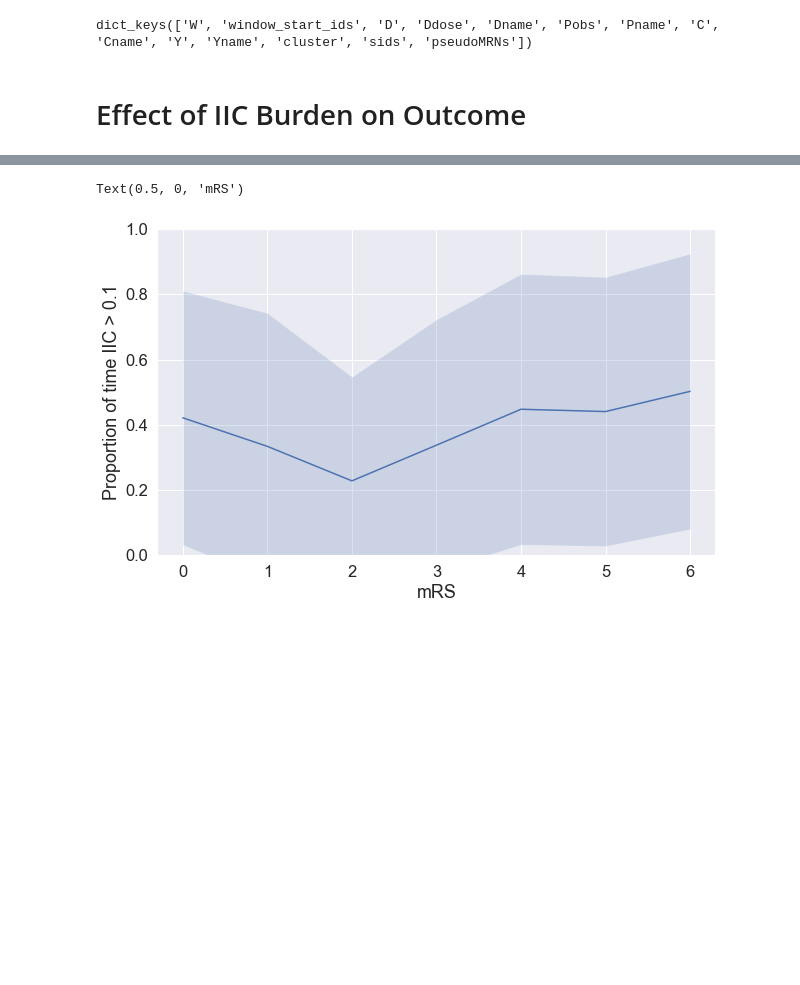
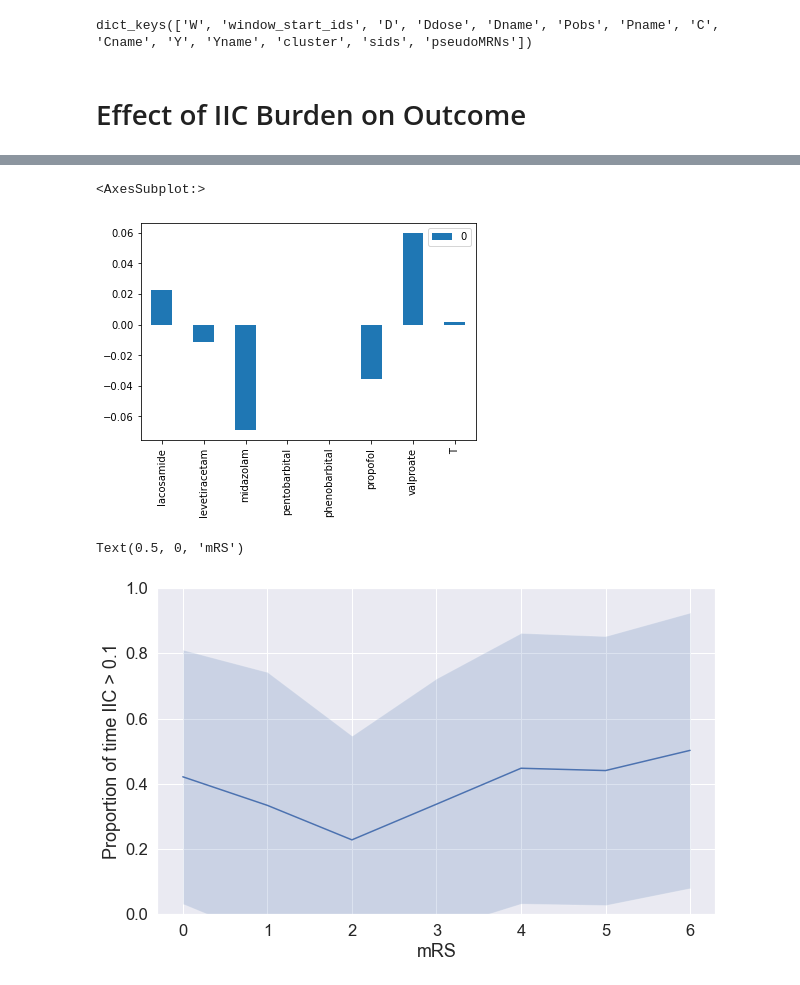
Before and after one commit to Hockey86/iic_causal_inference, a Jupyter notebook: aim2/short_term_drug_effect.ipynb, the cells around one changed output, grey strips where cells are left out. Drawn from its saved outputs; the diff is of its cells as text; code cells hidden in the pictures; blank space fills up the shorter version.

```diff
--- a/aim2/short_term_drug_effect.ipynb
+++ b/aim2/short_term_drug_effect.ipynb
@@ -39,7 +39,7 @@ def setup_data(iic_burden,frame=10):
     df['mRS'] = iic_burden['Y']
     n = df.shape[0]
     df_wave = pd.DataFrame()
-    for i in tqdm.tqdm(range(n)):
+    for i in (range(n)):
         try:
             E = iic_burden['Pobs'][i][:frame]
             Ename = ['iic_%d'%(j) for j in range(frame)]
@@ -74,7 +74,7 @@ def setup_coarsen_data(iic_burden,window = 36,summarize='max',**kwargs):
     n = df.shape[0]
     E_col = []
     D_col = []
-    for i in tqdm.tqdm(range(n)):
+    for i in (range(n)):
         t = len(iic_burden['Pobs'][i])
         if t>window:
             if summarize == 'max':
@@ -184,3 +195,14 @@ for type_summary in tqdm.tqdm(['max','mean','proportion']):
+# %%
+mg = m_dict['max0.1'].MG_matrix
+# %%
+mgi = mg.loc[0]
+mgi_units = mg0.loc[mgi>0].index
+df_mgi = df_malts.loc[mgi_units][['lacosamide', 'levetiracetam', 'midazolam', 'pentobarbital', 'phenobarbital', 'propofol', 'valproate','T','Y']]>0
+model = lm.LinearRegression().fit(df_mgi.drop(columns=['Y']),df_mgi['Y'])
+pd.DataFrame(model.coef_,index=['lacosamide', 'levetiracetam', 'midazolam', 'pentobarbital', 'phenobarbital', 'propofol', 'valproate','T']).plot(kind='bar')
+# %% [output]
+<AxesSubplot:>
+[figure, added]
 # %%
 sns.set(font_scale=1.5)
 plt.figure(figsize=(10,6))
```
Also changed, not shown: parts of 1 cell of this notebook.
